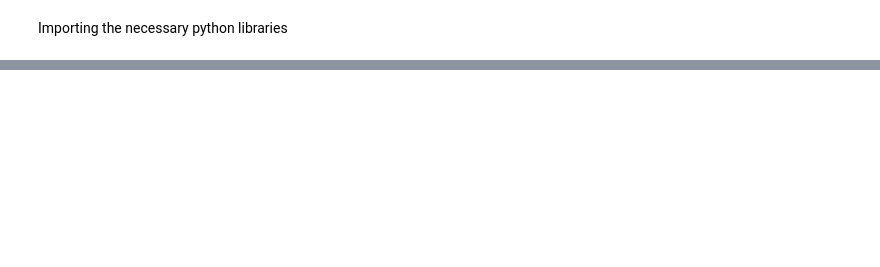
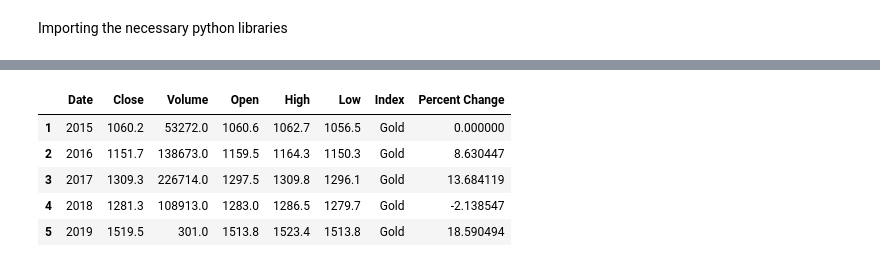
Before and after one commit to akash0214/Gold_Analysis, a Jupyter notebook: gold_eda.ipynb, the cells around one changed output, grey strips where cells are left out. Saved outputs shown, nothing was run; the diff lists cells and outputs as text; code cells hidden in the pictures; blank space fills up the shorter version.

```diff
--- a/gold_eda.ipynb
+++ b/gold_eda.ipynb
@@ -48,0 +84,25 @@ memory usage: 1.0 KB
+# %%
+# Gold Prices:
+gold_price_data = pd.read_csv('gold_prices.csv')
+# gold_price_data.columns # Column names are ok here just Close/Last => Close
+# gold_price_data.info()  # Date is of type object here
+gold_price_data['Date'] = pd.to_datetime(gold_price_data['Date'], format='mixed')
+gold_price_data.set_index('Date', inplace=True)
+gold_price_data = gold_price_data.resample('YE').last()
+gold_price_data.reset_index(inplace=True)
+gold_price_data['Date'] = gold_price_data['Date'].dt.year
+gold_price_data = gold_price_data.rename(columns={'Close/Last': 'Close'})
+gold_price_data = gold_price_data[gold_price_data['Date'] >= 2015]
+# Assigning data into Data Frame
+price_gold_df = pd.DataFrame(gold_price_data)
+price_gold_df['Index'] = 'Gold'
+price_gold_df['Percent Change'] = price_gold_df['Close'].pct_change()*100
+price_gold_df['Percent Change'] = price_gold_df['Percent Change'].fillna(0)
+price_gold_df.head()
+# %% [output]
+|  | Date | Close | Volume | Open | High | Low | Index | Percent Change |
+| 1 | 2015 | 1060.2 | 53272.0 | 1060.6 | 1062.7 | 1056.5 | Gold | 0.000000 |
+| 2 | 2016 | 1151.7 | 138673.0 | 1159.5 | 1164.3 | 1150.3 | Gold | 8.630447 |
+| 3 | 2017 | 1309.3 | 226714.0 | 1297.5 | 1309.8 | 1296.1 | Gold | 13.684119 |
+| 4 | 2018 | 1281.3 | 108913.0 | 1283.0 | 1286.5 | 1279.7 | Gold | -2.138547 |
+| 5 | 2019 | 1519.5 | 301.0 | 1513.8 | 1523.4 | 1513.8 | Gold | 18.590494 |
```
Also changed, not shown: parts of 13 cells of this notebook.
